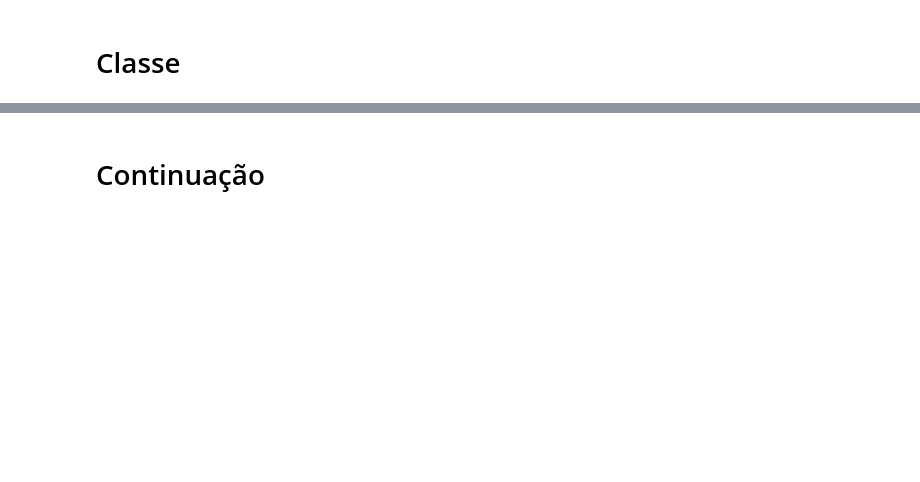
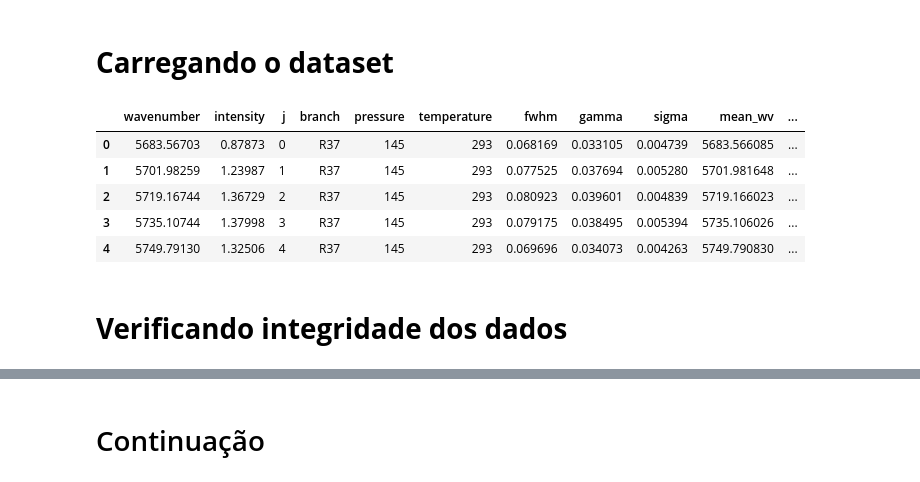
Before and after one commit to Alexandre-Esposte/Machine-learning-aplicado-f-sica, a Jupyter notebook: projeto_final/modelagem.ipynb, the cells around one changed output, grey strips where cells are left out. Drawn from its saved outputs; the diff is of its cells as text; code cells hidden in the pictures; blank space fills up the shorter version.

```diff
--- a/projeto_final/modelagem.ipynb
+++ b/projeto_final/modelagem.ipynb
@@ -17,2 +33,0 @@ from sklearn.neighbors import KNeighborsRegressor
-# %% [markdown]
-# Classe
@@ -169,0 +34,2 @@ class ModelCrafter:
+# %% [markdown]
+# **Carregando o dataset**
@@ -169,0 +38,11 @@ class ModelCrafter:
+# %%
+lines.head()
+# %% [output]
+|  | wavenumber | intensity | j | branch | pressure | temperature | fwhm | gamma | sigma | mean_wv | ... |
+| 0 | 5683.56703 | 0.87873 | 0 | R37 | 145 | 293 | 0.068169 | 0.033105 | 0.004739 | 5683.566085 | ... |
+| 1 | 5701.98259 | 1.23987 | 1 | R37 | 145 | 293 | 0.077525 | 0.037694 | 0.005280 | 5701.981648 | ... |
+| 2 | 5719.16744 | 1.36729 | 2 | R37 | 145 | 293 | 0.080923 | 0.039601 | 0.004839 | 5719.166023 | ... |
+| 3 | 5735.10744 | 1.37998 | 3 | R37 | 145 | 293 | 0.079175 | 0.038495 | 0.005394 | 5735.106026 | ... |
+| 4 | 5749.79130 | 1.32506 | 4 | R37 | 145 | 293 | 0.069696 | 0.034073 | 0.004263 | 5749.790830 | ... |
+# %% [markdown]
+# **Verificando integridade dos dados**
```
Also changed, not shown: parts of 28 cells of this notebook, 11 other files.
